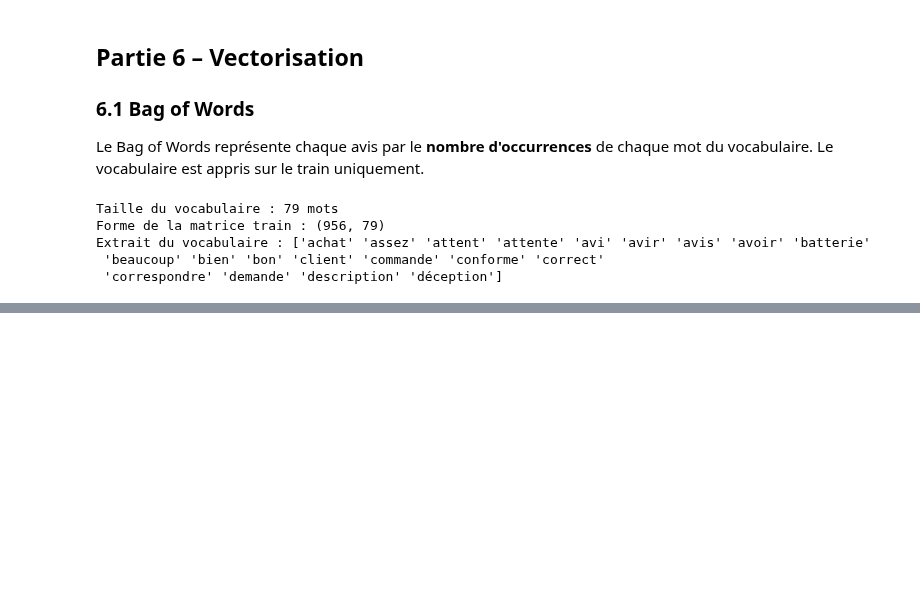
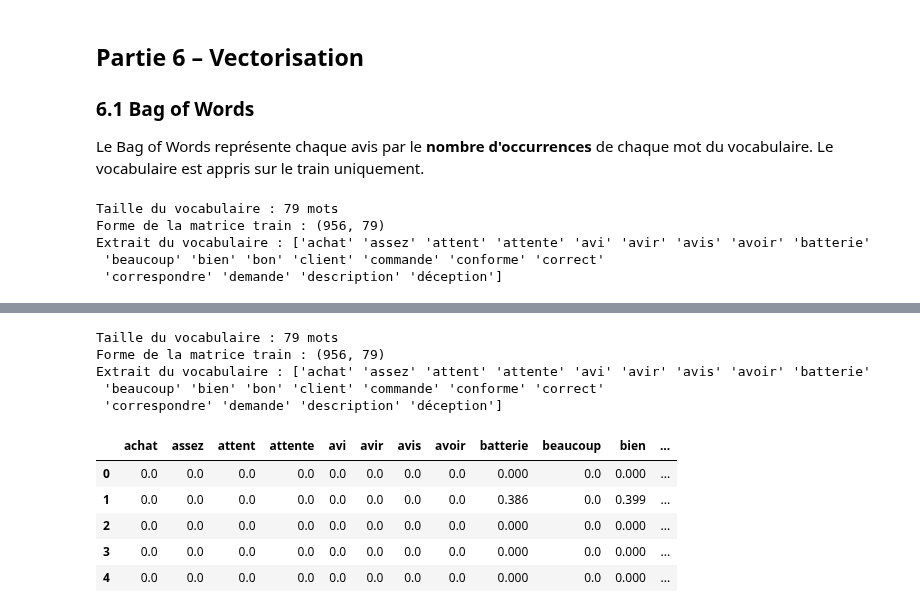
Before and after one commit to galassmyname/Atelier-donnes-textuelles, a Jupyter notebook: atelier_prepa_donnees_textuelles/notebooks/atelier_prepa_donnees_textuelles.ipynb, the cells around one changed output, grey strips where cells are left out. Cells and saved outputs as stored; diff of their text form; code cells hidden in the pictures; blank space fills up the shorter version.

```diff
--- a/atelier_prepa_donnees_textuelles/notebooks/atelier_prepa_donnees_textuelles.ipynb
+++ b/atelier_prepa_donnees_textuelles/notebooks/atelier_prepa_donnees_textuelles.ipynb
@@ -941,0 +963,28 @@ Extrait du vocabulaire : ['achat' 'assez' 'attent' 'attente' 'avi' 'avir' 'avis'
+# %%
+from sklearn.feature_extraction.text import TfidfVectorizer
+
+tfidf = TfidfVectorizer()
+X_train_tfidf = tfidf.fit_transform(X_train)
+X_test_tfidf = tfidf.transform(X_test)
+
+print(f"Taille du vocabulaire : {len(tfidf.vocabulary_)} mots")
+print(f"Forme de la matrice train : {X_train_tfidf.shape}")
+print(f"Extrait du vocabulaire : {tfidf.get_feature_names_out()[:20]}")
+# %% [output]
+Taille du vocabulaire : 79 mots
+Forme de la matrice train : (956, 79)
+Extrait du vocabulaire : ['achat' 'assez' 'attent' 'attente' 'avi' 'avir' 'avis' 'avoir' 'batterie'
+ 'beaucoup' 'bien' 'bon' 'client' 'commande' 'conforme' 'correct'
+ 'correspondre' 'demande' 'description' 'déception']
+# %%
+pd.DataFrame(
+    X_train_tfidf[:5, :15].toarray().round(3),
+    columns=tfidf.get_feature_names_out()[:15]
+)
+# %% [output]
+|  | achat | assez | attent | attente | avi | avir | avis | avoir | batterie | beaucoup | bien | ... |
+| 0 | 0.0 | 0.0 | 0.0 | 0.0 | 0.0 | 0.0 | 0.0 | 0.0 | 0.000 | 0.0 | 0.000 | ... |
+| 1 | 0.0 | 0.0 | 0.0 | 0.0 | 0.0 | 0.0 | 0.0 | 0.0 | 0.386 | 0.0 | 0.399 | ... |
+| 2 | 0.0 | 0.0 | 0.0 | 0.0 | 0.0 | 0.0 | 0.0 | 0.0 | 0.000 | 0.0 | 0.000 | ... |
+| 3 | 0.0 | 0.0 | 0.0 | 0.0 | 0.0 | 0.0 | 0.0 | 0.0 | 0.000 | 0.0 | 0.000 | ... |
+| 4 | 0.0 | 0.0 | 0.0 | 0.0 | 0.0 | 0.0 | 0.0 | 0.0 | 0.000 | 0.0 | 0.000 | ... |
```
Also changed, not shown: parts of 2 cells of this notebook.
